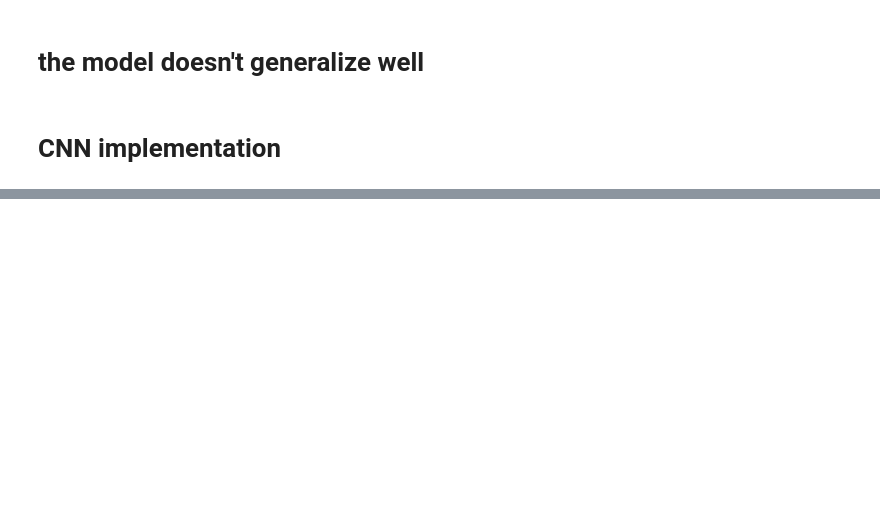
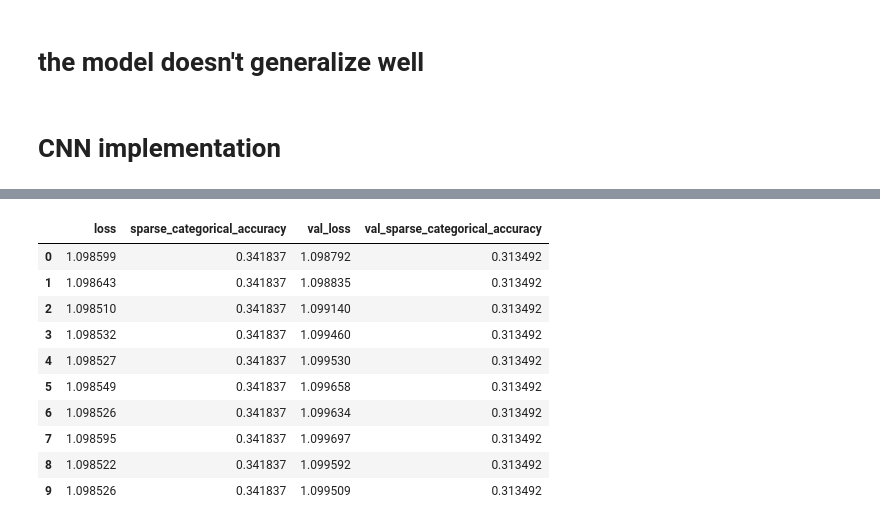
Before and after one commit to itsjustdannyb/rock-paper-scissors-classifier, a Jupyter notebook: rock_paper_scissors_classifier.ipynb, the cells around one changed output, grey strips where cells are left out. Saved outputs shown, nothing was run; the diff lists cells and outputs as text; code cells hidden in the pictures; blank space fills up the shorter version.

```diff
--- a/rock_paper_scissors_classifier.ipynb
+++ b/rock_paper_scissors_classifier.ipynb
@@ -264,0 +267,14 @@ cnn_model = Sequential([
+# %%
+cnn_hist
+# %% [output]
+|  | loss | sparse_categorical_accuracy | val_loss | val_sparse_categorical_accuracy |
+| 0 | 1.098599 | 0.341837 | 1.098792 | 0.313492 |
+| 1 | 1.098643 | 0.341837 | 1.098835 | 0.313492 |
+| 2 | 1.098510 | 0.341837 | 1.099140 | 0.313492 |
+| 3 | 1.098532 | 0.341837 | 1.099460 | 0.313492 |
+| 4 | 1.098527 | 0.341837 | 1.099530 | 0.313492 |
+| 5 | 1.098549 | 0.341837 | 1.099658 | 0.313492 |
+| 6 | 1.098526 | 0.341837 | 1.099634 | 0.313492 |
+| 7 | 1.098595 | 0.341837 | 1.099697 | 0.313492 |
+| 8 | 1.098522 | 0.341837 | 1.099592 | 0.313492 |
+| 9 | 1.098526 | 0.341837 | 1.099509 | 0.313492 |
```
Also changed, not shown: parts of 26 cells of this notebook.
